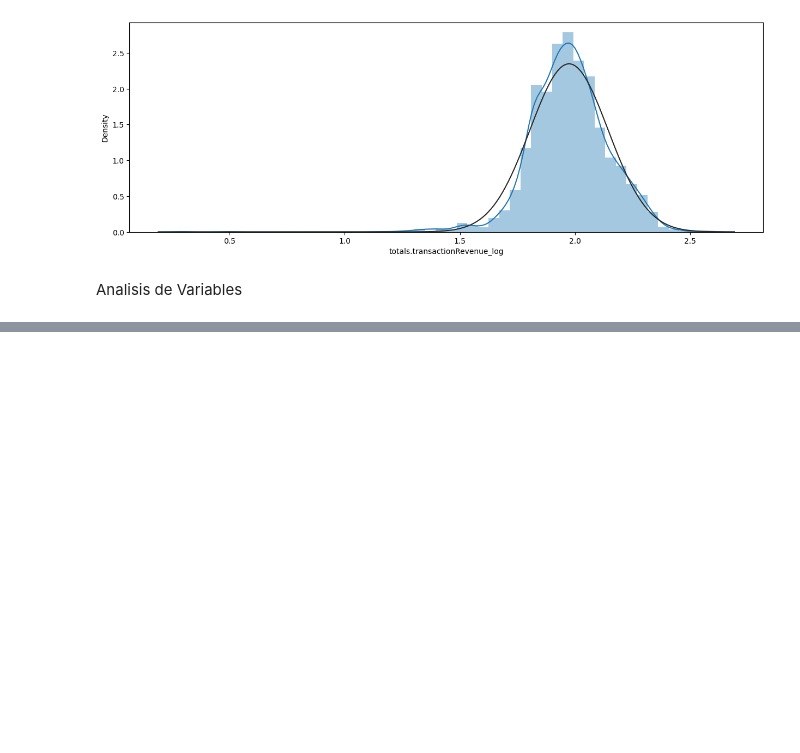
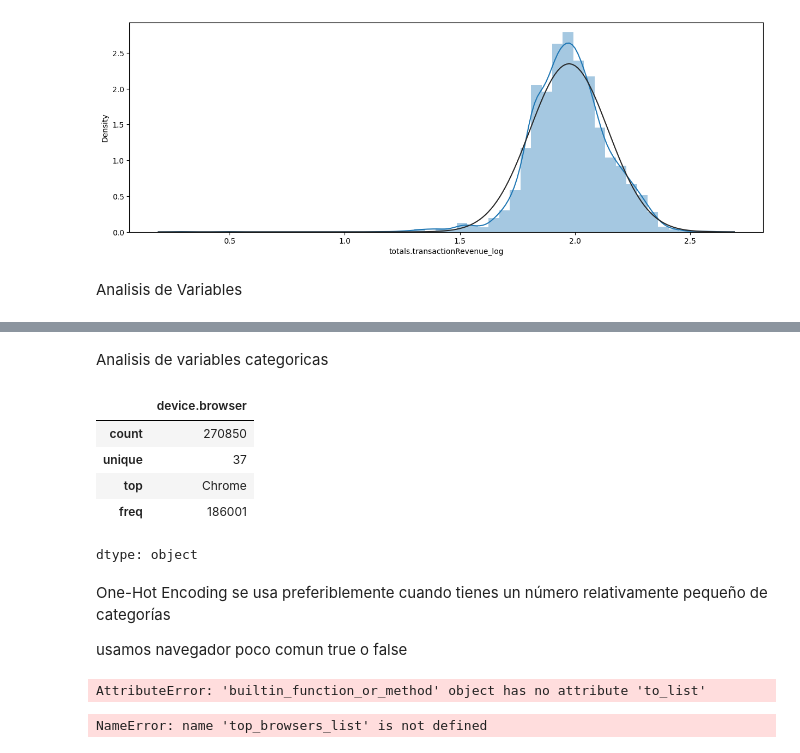
Before and after one commit to KARENCMP82/Python, a Jupyter notebook: GACR_Regresion_clase.ipynb, the cells around one changed output, grey strips where cells are left out. Drawn from its saved outputs; the diff is of its cells as text; code cells hidden in the pictures; blank space fills up the shorter version.

```diff
--- a/GACR_Regresion_clase.ipynb
+++ b/GACR_Regresion_clase.ipynb
@@ -320,0 +324,15 @@ NameError: name 'files' is not defined
+# %% [markdown]
+Analisis de variables categoricas
+# %%
+df['device.browser'].describe()
+# %% [output]
+|  | device.browser |
+| count | 270850 |
+| unique | 37 |
+| top | Chrome |
+| freq | 186001 |
+dtype: object
+# %% [markdown]
+One-Hot Encoding se usa preferiblemente cuando tienes un número relativamente pequeño de categorías
+
+usamos navegador poco comun true o false
@@ -320,0 +341,8 @@ NameError: name 'files' is not defined
+# %%
+top_browsers_list=top_browsers.index.to_list()
+# %% [output]
+AttributeError: 'builtin_function_or_method' object has no attribute 'to_list'
+# %%
+top_browsers_list.append('Others')
+# %% [output]
+NameError: name 'top_browsers_list' is not defined
```
Also changed, not shown: parts of 4 cells of this notebook.
